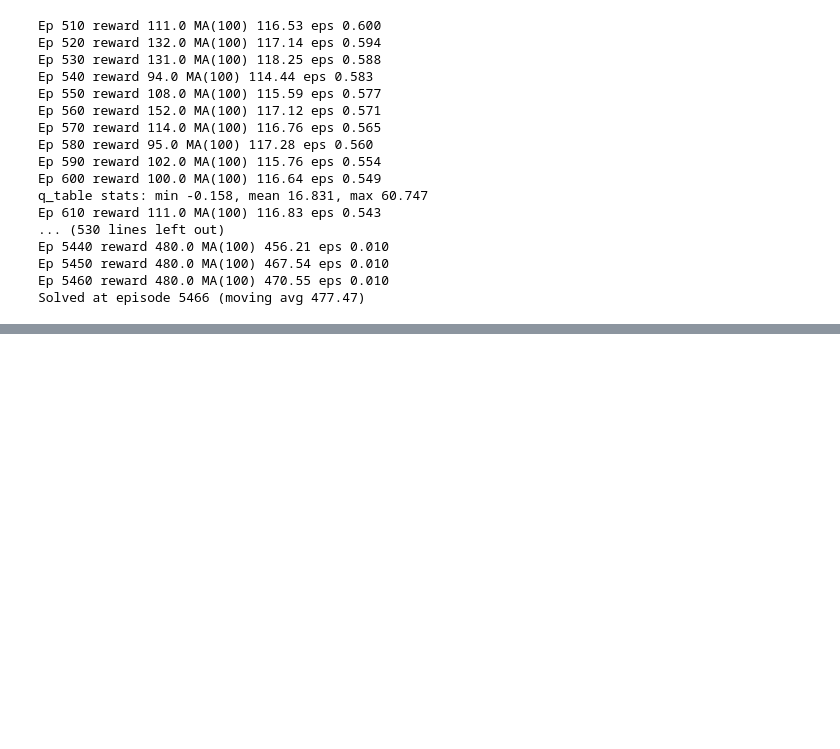
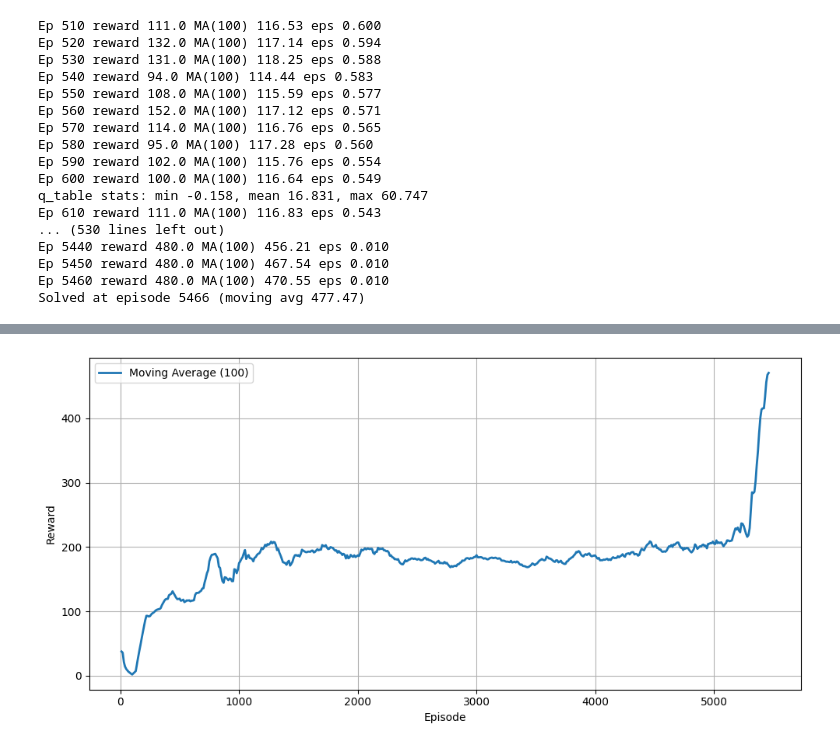
Before and after one commit to IvkovicDanica/fuzzy-q-mountaincar, a Jupyter notebook: success_runs/5700_episodes/training.ipynb, the cells around one changed output, grey strips where cells are left out. Saved outputs shown, nothing was run; the diff lists cells and outputs as text; code cells hidden in the pictures; blank space fills up the shorter version.

```diff
--- a/success_runs/5700_episodes/training.ipynb
+++ b/success_runs/5700_episodes/training.ipynb
@@ -118,0 +742,12 @@ np.save(f"q_table_best_ep{5700}.npy", trained_agent[0].q_table)
+# %%
+plt.figure(figsize=(10,5))
+plt.plot(episodes, moving_avg, label="Moving Average (100)", linewidth=2)
+plt.xlabel("Episode")
+plt.ylabel("Reward")
+plt.legend()
+plt.grid(True)
+plt.tight_layout()
+plt.savefig("moving_avg2.png")
+plt.show()
+# %% [output]
+[figure, added]
```
Also changed, not shown: parts of 3 cells of this notebook, 3 other files.
